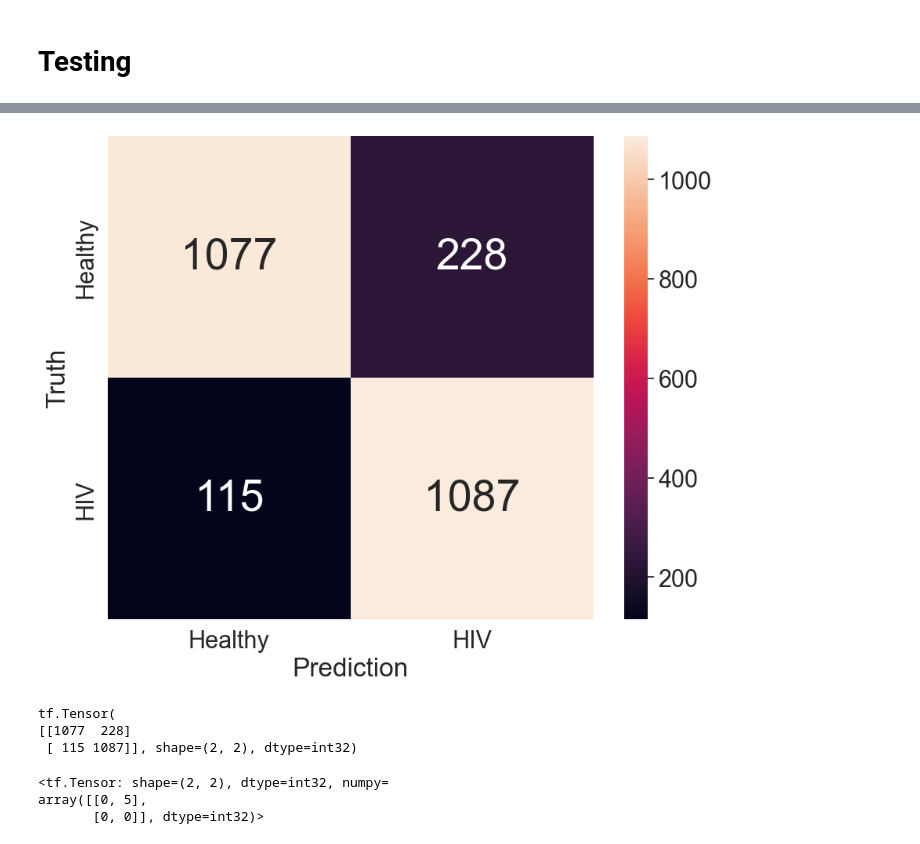
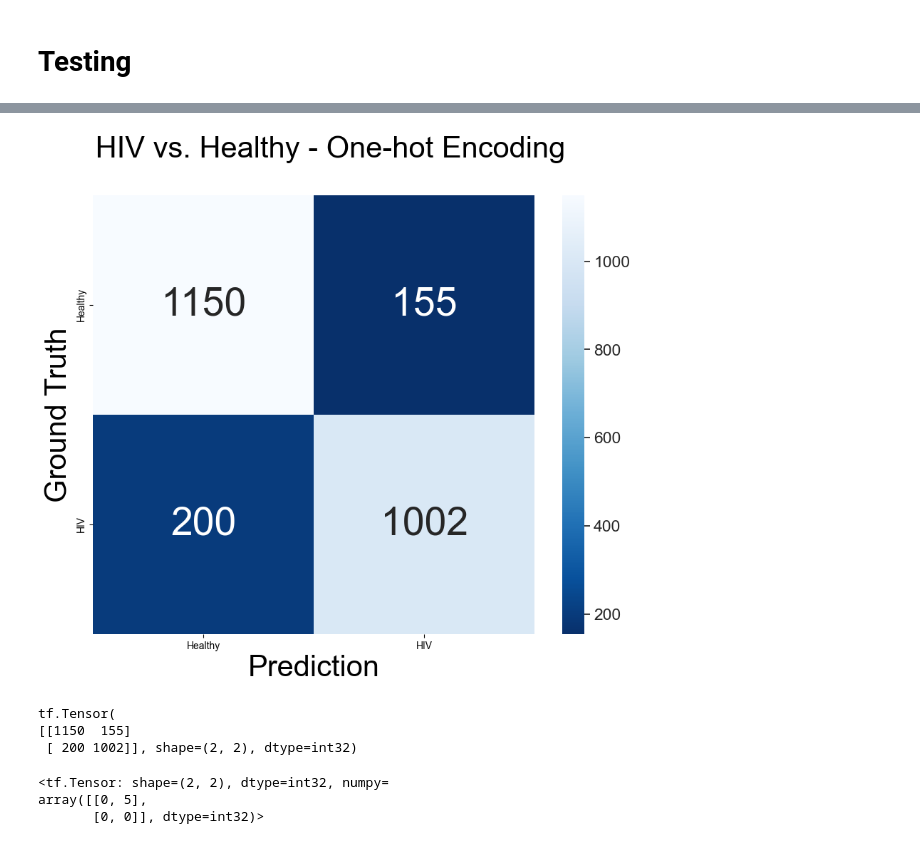
Before and after one commit to josephyu12/11th-science-fair, a Jupyter notebook: preliminary/Model-12-10-22.ipynb, the cells around one changed output, grey strips where cells are left out. Drawn from its saved outputs; the diff is of its cells as text; code cells hidden in the pictures.

```diff
--- a/preliminary/Model-12-10-22.ipynb
+++ b/preliminary/Model-12-10-22.ipynb
@@ -306,24 +297,28 @@ y_pred
 # %%
 correct_labels = np.array(tf.concat([item for item in y_true], axis = 0))
 predicted_labels = np.array(tf.concat([item for item in y_pred], axis = 0))
 
 confusion_mtx = tf.math.confusion_matrix(correct_labels, predicted_labels)
 plt.figure(figsize=(10, 8))
-sns.set(font_scale=2)
+plt.title('    HIV vs. Healthy - One-hot Encoding\n', fontsize=30)
+sns.set(font_scale=1.5)
+
+cmap = sns.color_palette("Blues_r", as_cmap=True)
+
 sns.heatmap(confusion_mtx,
             xticklabels=["Healthy", "HIV"],
             yticklabels=["Healthy", "HIV"],
-            annot=True, fmt='g', annot_kws={"size":40})
-plt.xlabel('Prediction')
-plt.ylabel('Truth')
+            annot=True, fmt='g', annot_kws={"size":40}, cmap=cmap)
+plt.xlabel('Prediction', fontsize=30)
+plt.ylabel('Ground Truth', fontsize=30)
 plt.show()
 
 print(confusion_mtx)
 # %% [output]
-[figure, old version]
+[figure, new version]
 tf.Tensor(
-[[1077  228]
- [ 115 1087]], shape=(2, 2), dtype=int32)
+[[1150  155]
+ [ 200 1002]], shape=(2, 2), dtype=int32)
 # %%
 tf.math.confusion_matrix([0, 0, 0, 0, 0], [1, 1, 1, 1, 1]) # represents # of false positives (0 actual 1 pred)
 # %% [output]
```
Also changed, not shown: parts of 9 cells of this notebook, 22 other files.
